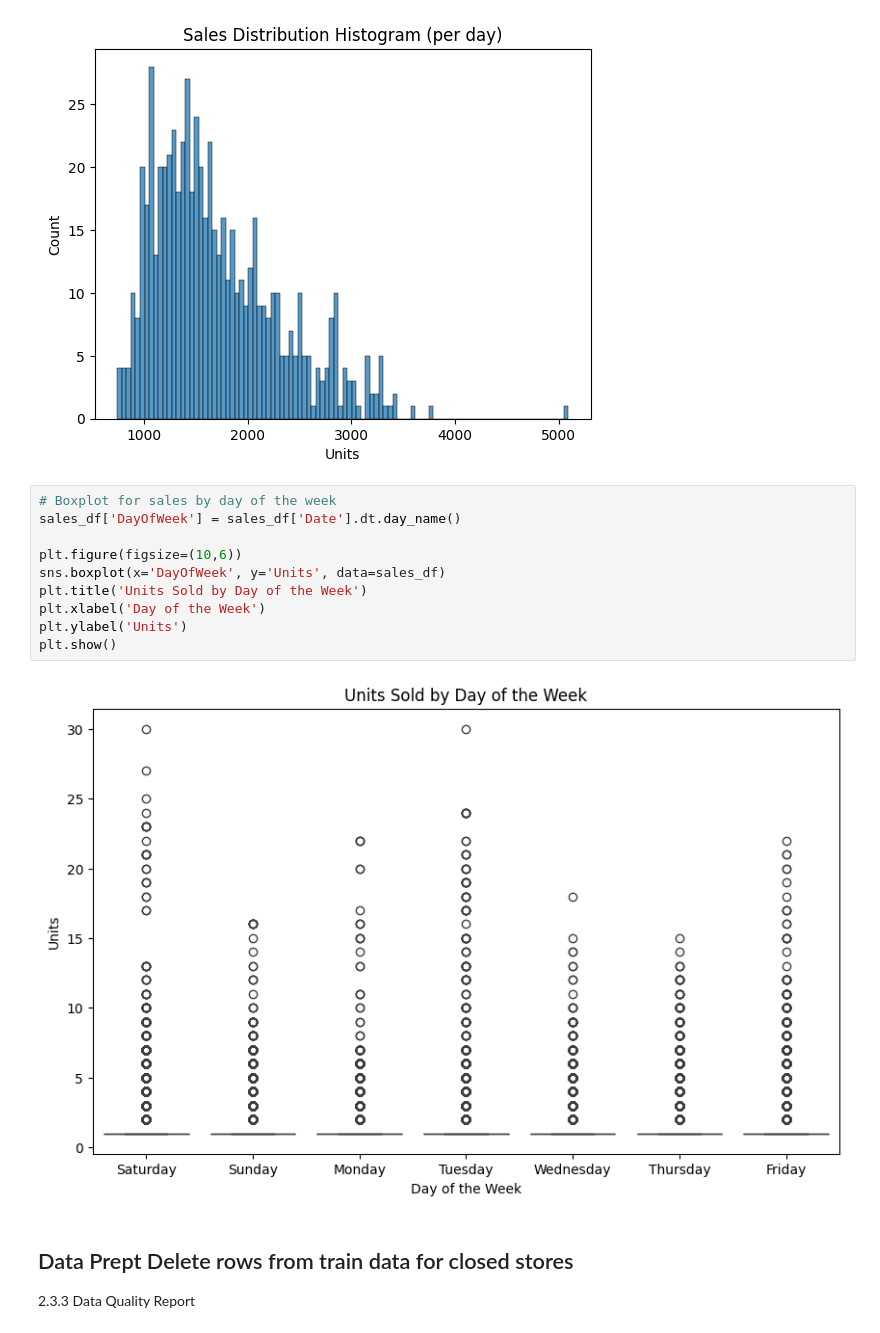
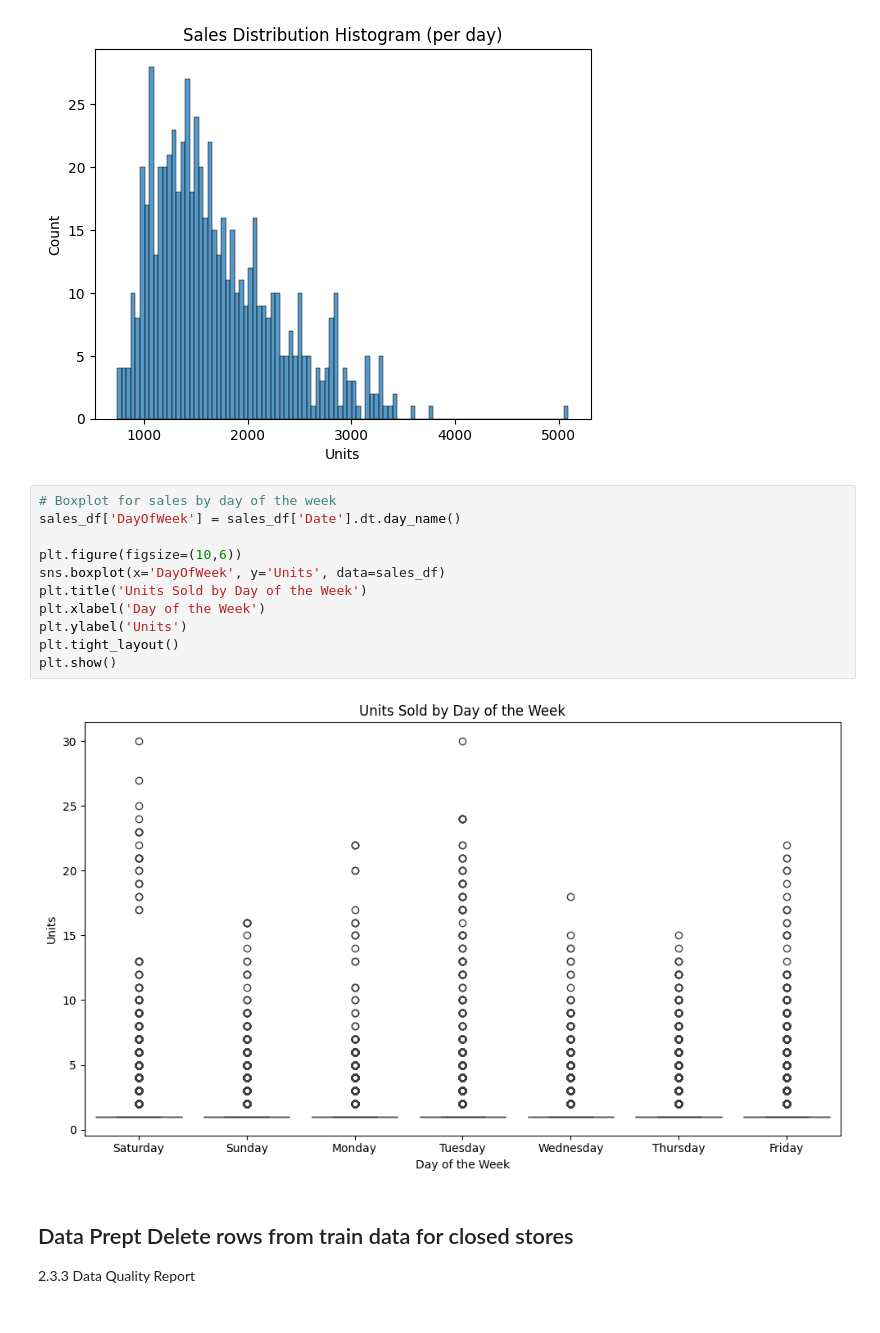
Before and after one commit to Mrschiss/IndusAnalProj, a Jupyter notebook: src/analytics_Project_Structure.ipynb, the cells around one changed output. Drawn from its saved outputs; the diff is of its cells as text.

```diff
--- a/src/analytics_Project_Structure.ipynb
+++ b/src/analytics_Project_Structure.ipynb
@@ -321,15 +321,16 @@ plt.show()
 # %%
 # Boxplot for sales by day of the week
 sales_df['DayOfWeek'] = sales_df['Date'].dt.day_name()
 
 plt.figure(figsize=(10,6))
 sns.boxplot(x='DayOfWeek', y='Units', data=sales_df)
 plt.title('Units Sold by Day of the Week')
 plt.xlabel('Day of the Week')
 plt.ylabel('Units')
+plt.tight_layout()
 plt.show()
 # %% [output]
-[figure, old version]
+[figure, new version]
 # %% [markdown]
 ## Data Prept Delete rows from train data for closed stores
 2.3.3 Data Quality Report
```
Also changed, not shown: parts of 8 cells of this notebook, 19 other files.
